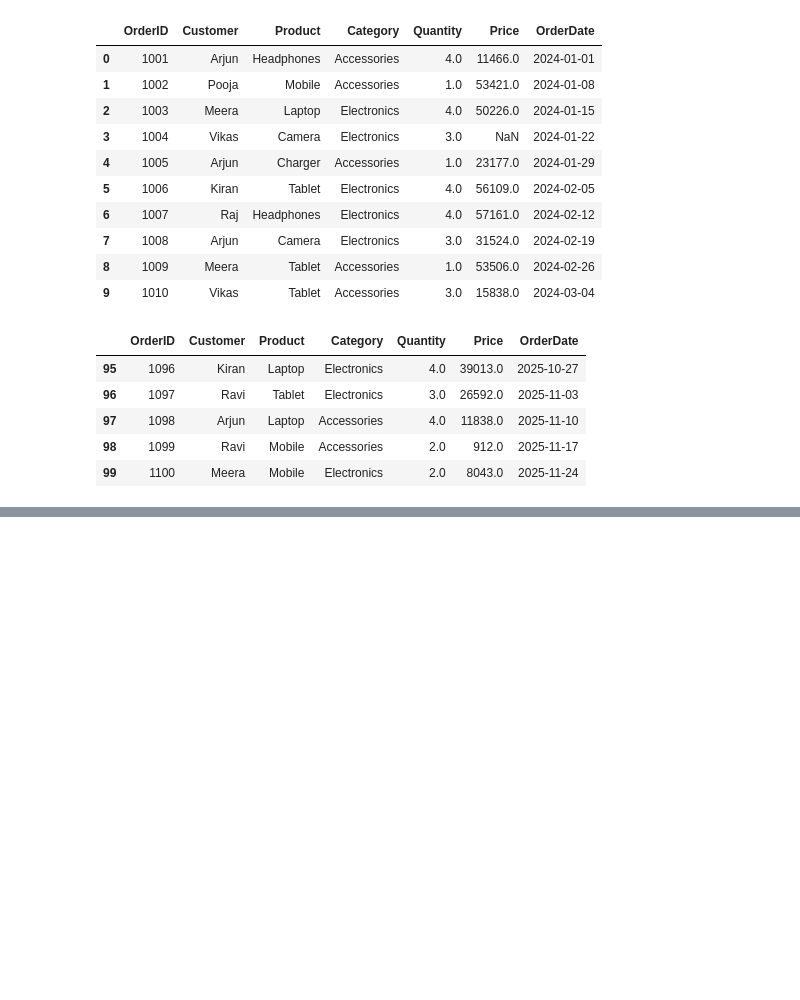
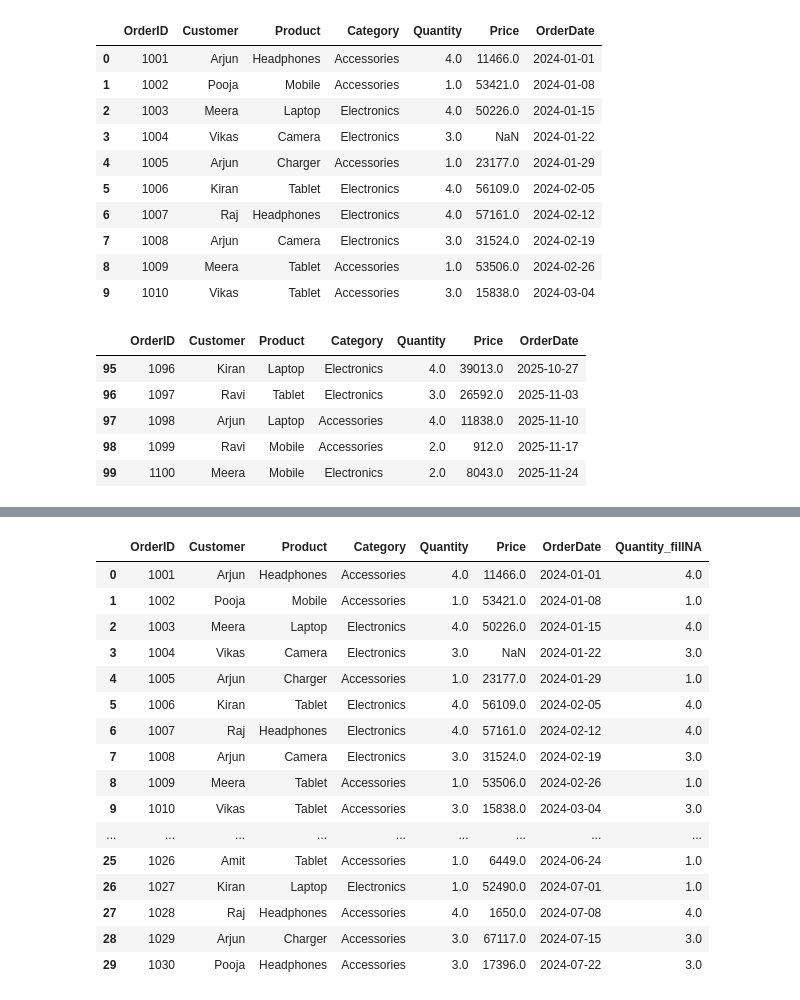
Before and after one commit to ganeshbgunjal/Data-Analysis-Libraries, a Jupyter notebook: 3 Data manipulation with Pandas and Numpy.ipynb, the cells around one changed output, grey strips where cells are left out. Saved outputs shown, nothing was run; the diff lists cells and outputs as text; code cells hidden in the pictures; blank space fills up the shorter version.

```diff
--- a/3 Data manipulation with Pandas and Numpy.ipynb
+++ b/3 Data manipulation with Pandas and Numpy.ipynb
@@ -114,0 +138,23 @@ df1.tail()
+# %%
+df1['Quantity_fillNA '] = df1['Quantity'].fillna(df1['Quantity'].mean())
+#new column will be created and values fill there. old column will remain unchanged.
+# %%
+df1.head(30)
+# %% [output]
+|  | OrderID | Customer | Product | Category | Quantity | Price | OrderDate | Quantity_fillNA |
+| 0 | 1001 | Arjun | Headphones | Accessories | 4.0 | 11466.0 | 2024-01-01 | 4.0 |
+| 1 | 1002 | Pooja | Mobile | Accessories | 1.0 | 53421.0 | 2024-01-08 | 1.0 |
+| 2 | 1003 | Meera | Laptop | Electronics | 4.0 | 50226.0 | 2024-01-15 | 4.0 |
+| 3 | 1004 | Vikas | Camera | Electronics | 3.0 | NaN | 2024-01-22 | 3.0 |
+| 4 | 1005 | Arjun | Charger | Accessories | 1.0 | 23177.0 | 2024-01-29 | 1.0 |
+| 5 | 1006 | Kiran | Tablet | Electronics | 4.0 | 56109.0 | 2024-02-05 | 4.0 |
+| 6 | 1007 | Raj | Headphones | Electronics | 4.0 | 57161.0 | 2024-02-12 | 4.0 |
+| 7 | 1008 | Arjun | Camera | Electronics | 3.0 | 31524.0 | 2024-02-19 | 3.0 |
+| 8 | 1009 | Meera | Tablet | Accessories | 1.0 | 53506.0 | 2024-02-26 | 1.0 |
+| 9 | 1010 | Vikas | Tablet | Accessories | 3.0 | 15838.0 | 2024-03-04 | 3.0 |
+| ... | ... | ... | ... | ... | ... | ... | ... | ... |
+| 25 | 1026 | Amit | Tablet | Accessories | 1.0 | 6449.0 | 2024-06-24 | 1.0 |
+| 26 | 1027 | Kiran | Laptop | Electronics | 1.0 | 52490.0 | 2024-07-01 | 1.0 |
+| 27 | 1028 | Raj | Headphones | Accessories | 4.0 | 1650.0 | 2024-07-08 | 4.0 |
+| 28 | 1029 | Arjun | Charger | Accessories | 3.0 | 67117.0 | 2024-07-15 | 3.0 |
+| 29 | 1030 | Pooja | Headphones | Accessories | 3.0 | 17396.0 | 2024-07-22 | 3.0 |
```
Also changed, not shown: parts of 8 cells of this notebook.
